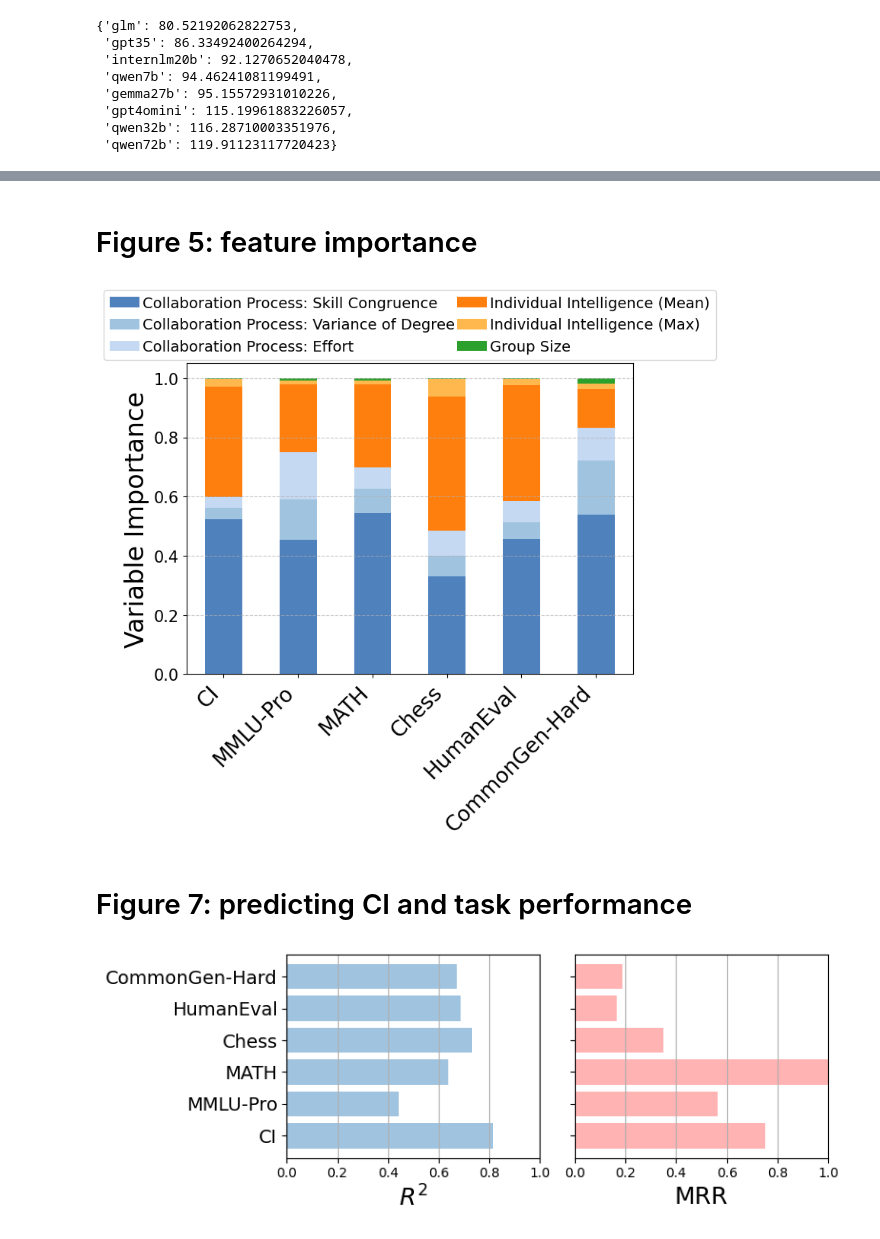
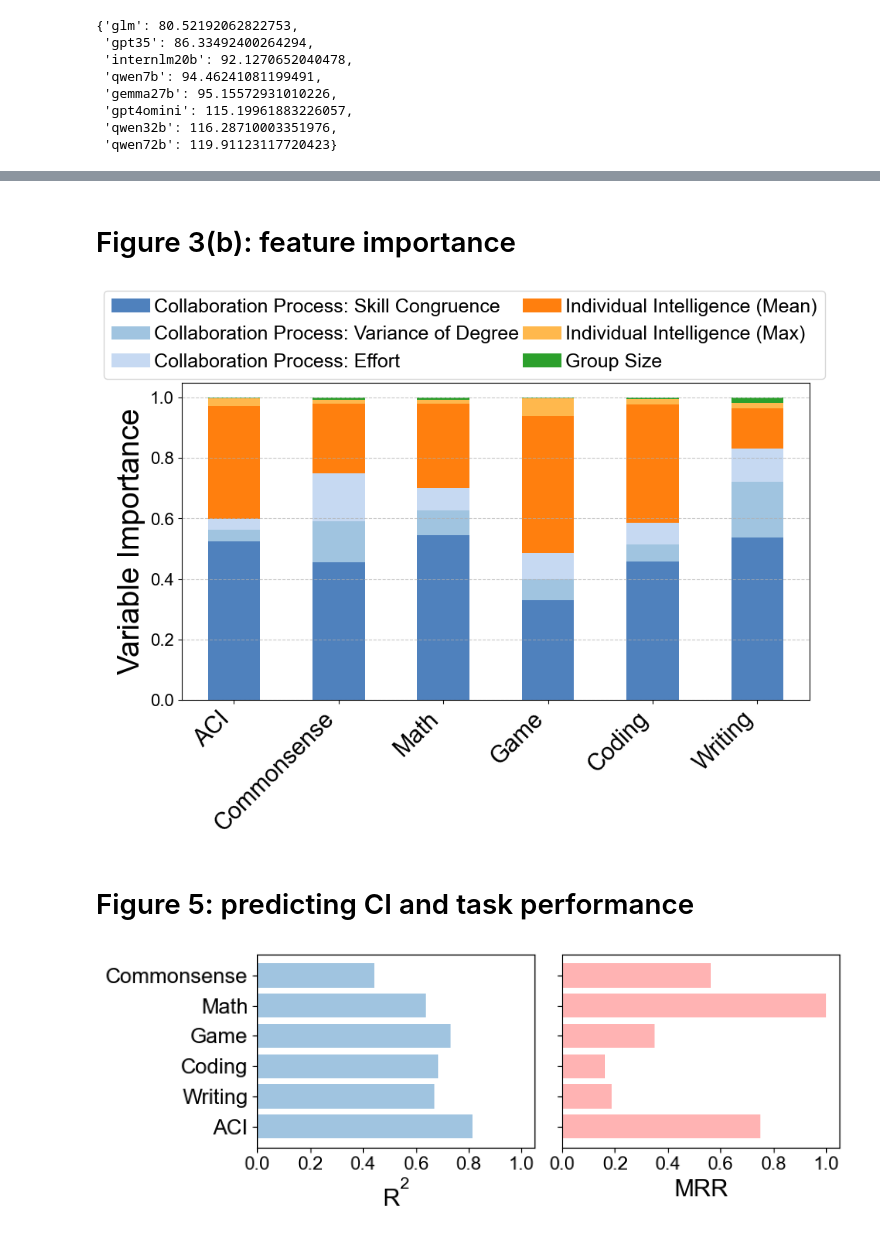
Before and after one commit to zhou-zl18/LLM_Collective_Intelligence, a Jupyter notebook: result_analysis.ipynb, the cells around one changed output, grey strips where cells are left out. Saved outputs shown, nothing was run; the diff lists cells and outputs as text; code cells hidden in the pictures.

```diff
--- a/result_analysis.ipynb
+++ b/result_analysis.ipynb
@@ -4,13 +4,14 @@ import numpy as np
 import networkx as nx
 import seaborn as sns
 import matplotlib.pyplot as plt
+from matplotlib import font_manager as fm
 import os
 
 from scipy.stats import pearsonr
 from sklearn.preprocessing import StandardScaler
 
 filepath = r'.\figures'
-benchmarks = ['MMLU-Pro', 'MATH', 'Chess', 'HumanEval', 'CommonGen-Hard']
+benchmarks = ['Commonsense', 'Math', 'Game', 'Coding', 'Writing']
 # %%
 file = r".\results.xlsx"
 df_orig = pd.read_excel(file)
@@ -20,4 +21,6 @@ df_group = df_orig[df_orig['num_agent']!=1]
 print(df_orig.shape, df_single.shape, df_group.shape)
 # %% [output]
 (116, 11) (8, 11) (108, 11)
+# %%
+FONTNAME = "Arial"
 # %% [markdown]
@@ -404,52 +441,56 @@ strong multicollinearity problems or that the design matrix is singular.
 # %% [markdown]
-# Figure 5: feature importance
+# Figure 3(b): feature importance
 # %%
 from sklearn.ensemble import RandomForestRegressor
 
 
-y_targets = ['CI', 'MMLU-Pro', 'MATH', 'Chess', 'HumanEval', 'CommonGen-Hard']
+y_targets = ['CI'] + benchmarks
 
 category_importance = {target: {aspect: 0 for aspect in aspect2inds.keys()} for target in y_targets}
 
 
 for y_target in y_targets:
     X = df[X_cols]
     y = df[y_target]
 
     rf_model = RandomForestRegressor(n_estimators=100, random_state=0)
     rf_model.fit(X, y)
 
     feature_importance = dict(zip(X.columns, rf_model.feature_importances_))
 
     # calculate importance for each category
     for aspect, features in aspect2inds.items():
         category_importance[y_target][aspect] = sum(feature_importance.get(f, 0) for f in features)
 
 importance_df = pd.DataFrame(category_importance).T
 colors = ['#4F81BD', '#A0C4E0', '#C6D9F2', '#FF7F0E', '#FFB84D', 'C2']
-fig, ax = plt.subplots(figsize=(8, 8))
+fig, ax = plt.subplots(figsize=(10, 8))
 importance_df.plot(kind='bar', stacked=True, ax=ax, color=colors)
 
-ax.set_ylabel("Variable Importance", fontsize=24)
+ax.set_ylabel("Variable Importance", fontsize=28, fontname=FONTNAME)
 ax.set_xlabel("")
-ax.set_xticklabels(importance_df.index, rotation=45, ha="right", fontsize=20)
-plt.yticks(fontsize=15)
+xticks = ['ACI'] + importance_df.index[1:].tolist()
+ax.set_xticklabels(xticks, rotation=45, ha="right", fontsize=22, fontname=FONTNAME)
+plt.yticks(fontsize=16, fontname=FONTNAME)
 
-ax.legend(fontsize=14, loc='upper center', bbox_to_anchor=(0.5, 1.26), ncol=2, columnspacing=0.2, handletextpad=0.2)
+leg = ax.legend(fontsize=18, loc='upper center', bbox_to_anchor=(0.45, 1.32), ncol=2, columnspacing=0.2, handletextpad=0.2)
+# 修改legend字体
+for text in leg.get_texts():
+    text.set_fontname(FONTNAME)
 ax.grid(axis='y', linestyle='--', alpha=0.7)
 
 plt.tight_layout()
-# plt.savefig(os.path.join(filepath, 'variable_importance.pdf'), format='pdf')
+plt.savefig(os.path.join(filepath, 'variable_importance.pdf'), format='pdf')
 # %% [output]
-[figure, old version]
+[figure, new version]
 # %% [markdown]
-# Figure 7: predicting CI and task performance
+# Figure 5: predicting CI and task performance
 # %%
 from sklearn.ensemble import RandomForestRegressor
 from sklearn.model_selection import KFold
 from sklearn.metrics import r2_score
 
-y_targets = ['CI', 'MMLU-Pro', 'MATH', 'Chess', 'HumanEval', 'CommonGen-Hard']
+y_targets = ['CI'] + benchmarks[::-1]
 
 r2_scores = []
 mrr_scores = []
@@ -499,21 +540,26 @@ fig, ax = plt.subplots(1, 2, figsize=(8, 3), sharey=True)
 
 # subplot 1: R^2 scores
 ax[0].barh(y_targets, r2_scores, color='#A0C4E0')
-ax[0].set_xlabel('$R^2$', fontsize=18)
+ax[0].set_xlabel('R$^2$', fontsize=18, fontname=FONTNAME)
 ax[0].tick_params(axis='y', labelsize=14)
-ax[0].set_xlim([0, 1.0])
-ax[0].grid(axis='x')
+yticks = ['ACI'] + ax[0].get_yticklabels()[1:]
+# yticks = ax[0].get_yticklabels()
+ax[0].set_yticklabels(yticks, fontname=FONTNAME, fontsize=16)
+ax[0].set_xticklabels(ax[0].get_xticklabels(), fontname=FONTNAME, fontsize=14)
+ax[0].set_xlim([0, 1.05])
+# ax[0].grid(axis='x')
 
 # subplot 2: MRR scores
 ax[1].barh(y_targets, mrr_scores, color='#FFB3B3')
-ax[1].set_xlabel('MRR', fontsize=18)
+ax[1].set_xlabel('MRR', fontsize=18, fontname=FONTNAME)
 ax[1].tick_params(axis='y', labelsize=0)  # remove y-axis labels of the second subplot
-ax[1].set_xlim([0, 1])
-ax[1].grid(axis='x')
+ax[1].set_xticklabels(ax[1].get_xticklabels(), fontname=FONTNAME, fontsize=14)
+ax[1].set_xlim([0, 1.05])
+# ax[1].grid(axis='x')
 
 plt.tight_layout()
 # plt.show()
-# plt.savefig(os.path.join(filepath, f'rf_prediction_result.pdf'), format='pdf')
+plt.savefig(os.path.join(filepath, f'rf_prediction_result.pdf'), format='pdf')
 # %% [output]
-[figure, old version]
+[figure, new version]
 # %% [markdown]
```
Also changed, not shown: parts of 15 cells of this notebook, 2 other files.
